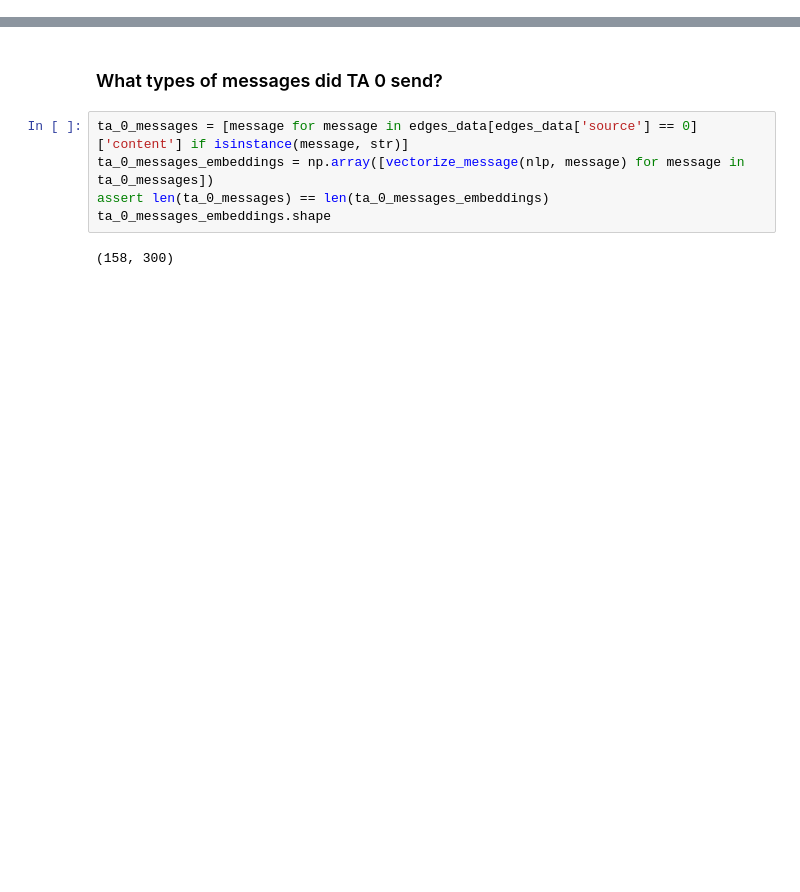
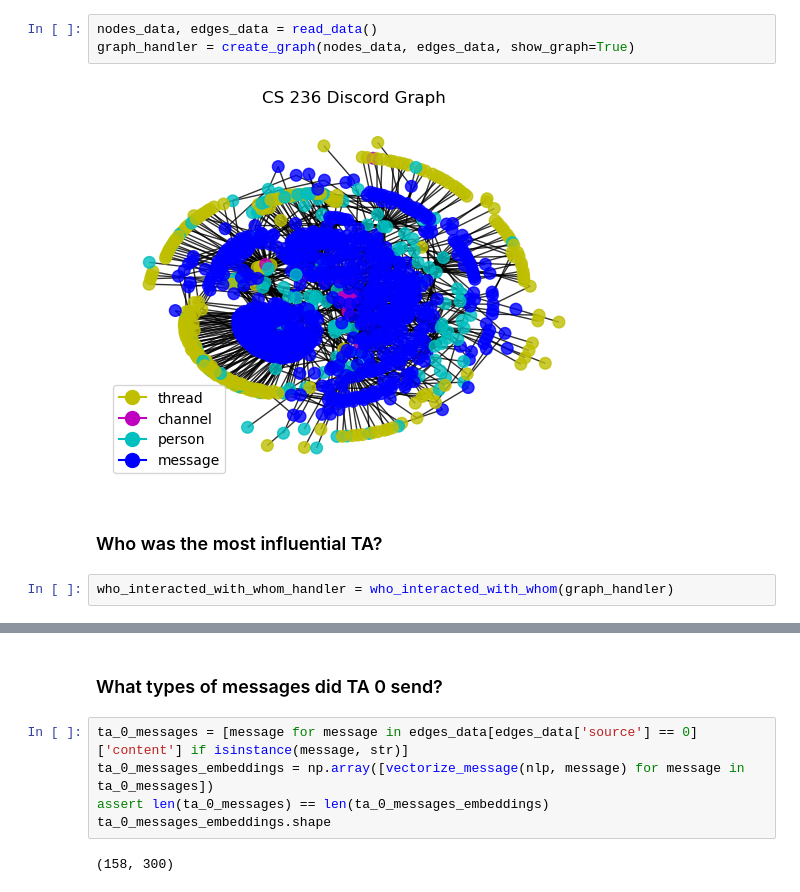
Before and after one commit to ethanp55/network_science, a Jupyter notebook: final_project.ipynb, the cells around one changed output, grey strips where cells are left out. Cells and saved outputs as stored; diff of their text form; blank space fills up the shorter version.

```diff
--- a/final_project.ipynb
+++ b/final_project.ipynb
@@ -453,0 +721,9 @@ def group_messages_by_clusters(embeddings: np.array, messages: List[str], n_clus
+# %%
+nodes_data, edges_data = read_data()
+graph_handler = create_graph(nodes_data, edges_data, show_graph=True)
+# %% [output]
+[figure, added]
+# %% [markdown]
+### Who was the most influential TA?
+# %%
+who_interacted_with_whom_handler = who_interacted_with_whom(graph_handler)
```
Also changed, not shown: parts of 120 cells of this notebook, 1 other file.
